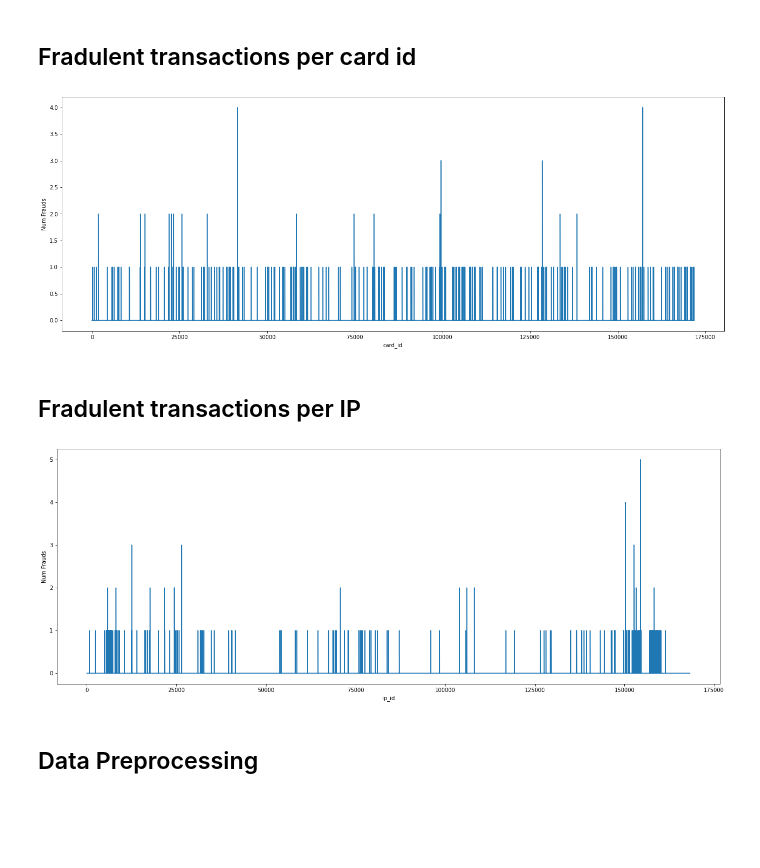
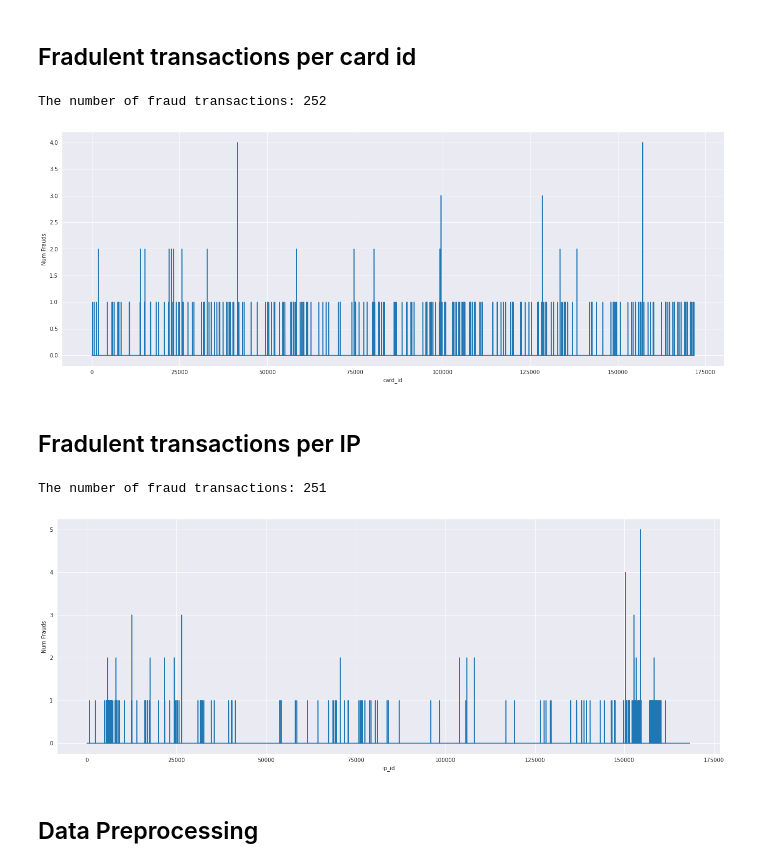
Before and after one commit to CarlosChu-c/CiberSecurityLab, a Jupyter notebook: lab1/W1_Visuals.ipynb, the cells around one changed output. Saved outputs shown, nothing was run; the diff lists cells and outputs as text; code cells hidden in the pictures; blank space fills up the shorter version.

```diff
--- a/lab1/W1_Visuals.ipynb
+++ b/lab1/W1_Visuals.ipynb
@@ -54,24 +61,28 @@ df1['ip_id'] = ip_enc.transform(df1.ip_id)
 ## Fradulent transactions per card id
 # %%
 df2 = df1[['card_id','label']].groupby(['card_id']).sum()
-len(df2.loc[df2['label'] > 0])
+diff_card_num = len(df2.loc[df2['label'] > 0])
+print(f'The number of fraud transactions: {diff_card_num}')
 f, (ax) = plt.subplots(1,figsize =(22, 8))
 ax = sns.lineplot(x=df2.index,y=df2['label'])
 ax.set(ylabel = "Num Frauds")
 plt.show()
 # %% [output]
+The number of fraud transactions: 252
-[figure, old version]
+[figure, new version]
 # %% [markdown]
 ## Fradulent transactions per IP
 # %%
 df3 = df1[['ip_id','label']].groupby(['ip_id']).sum()
-len(df3.loc[df3['label'] > 0])
+diff_id_num = len(df3.loc[df3['label'] > 0])
+print(f'The number of fraud transactions: {diff_id_num}')
 f, (ax) = plt.subplots(1,figsize =(22, 8))
 ax = sns.lineplot(x=df3.index,y=df3['label'])
 ax.set(ylabel = "Num Frauds")
 plt.show()
 # %% [output]
+The number of fraud transactions: 251
-[figure, old version]
+[figure, new version]
 # %% [markdown]
 ## Data Preprocessing
 # %%
```
Also changed, not shown: parts of 4 cells of this notebook, 1 other file.
